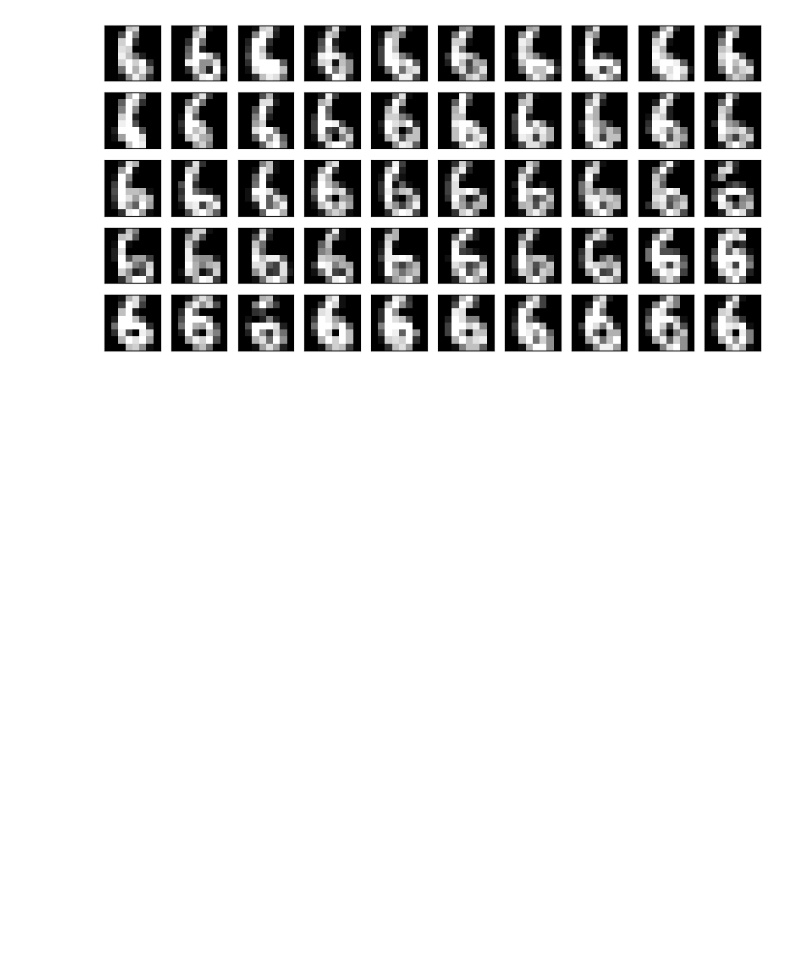
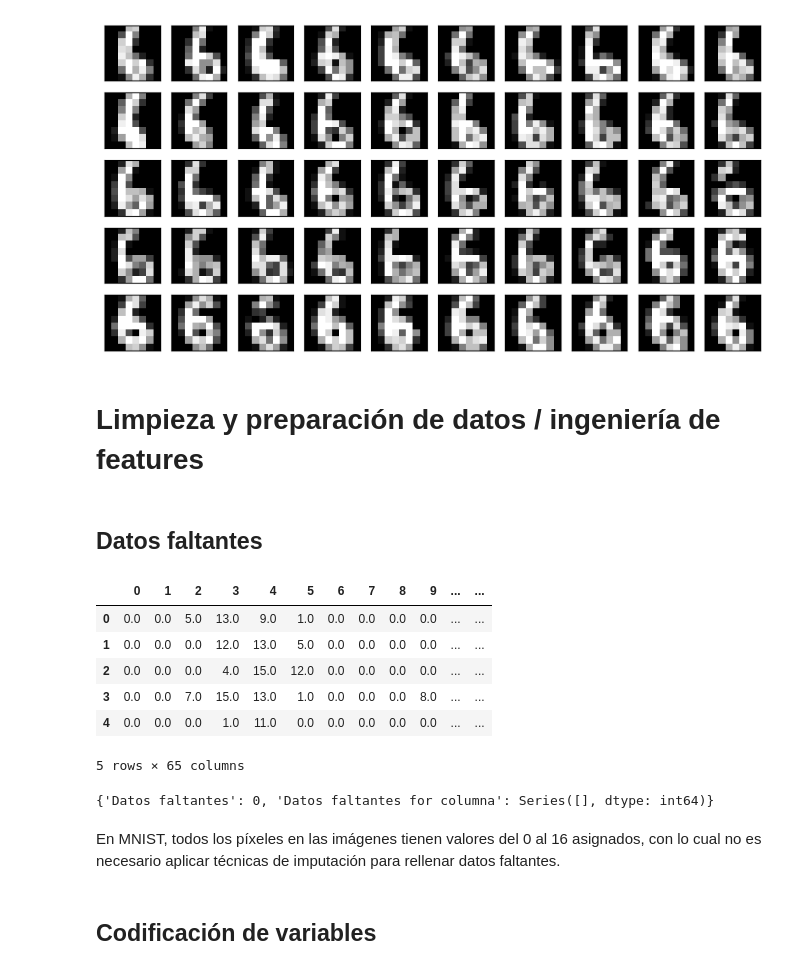
Before and after one commit to milton-lopez/analisis_d, a Jupyter notebook: src/AdD_a14_GRUPO_LOPEZ.ipynb, the cells around one changed output. Saved outputs shown, nothing was run; the diff lists cells and outputs as text; code cells hidden in the pictures; blank space fills up the shorter version.

```diff
--- a/src/MNIST.ipynb
+++ b/src/AdD_a14_GRUPO_LOPEZ.ipynb
@@ -293,3 +309,36 @@ show_images_by_digit(1)
 show_images_by_digit(6)
 # %% [output]
 [figure]
+# %% [markdown]
+# Limpieza y preparación de datos / ingeniería de features
+# %% [markdown]
+## Datos faltantes
+# %%
+df_digits = pd.DataFrame(X)
+df_digits['label'] = y
+
+df_digits.head()
+# %% [output]
+|  | 0 | 1 | 2 | 3 | 4 | 5 | 6 | 7 | 8 | 9 | ... | ... |
+| 0 | 0.0 | 0.0 | 5.0 | 13.0 | 9.0 | 1.0 | 0.0 | 0.0 | 0.0 | 0.0 | ... | ... |
+| 1 | 0.0 | 0.0 | 0.0 | 12.0 | 13.0 | 5.0 | 0.0 | 0.0 | 0.0 | 0.0 | ... | ... |
+| 2 | 0.0 | 0.0 | 0.0 | 4.0 | 15.0 | 12.0 | 0.0 | 0.0 | 0.0 | 0.0 | ... | ... |
+| 3 | 0.0 | 0.0 | 7.0 | 15.0 | 13.0 | 1.0 | 0.0 | 0.0 | 0.0 | 8.0 | ... | ... |
+| 4 | 0.0 | 0.0 | 0.0 | 1.0 | 11.0 | 0.0 | 0.0 | 0.0 | 0.0 | 0.0 | ... | ... |
+5 rows × 65 columns
+# %%
+# Verificamos si hay valores faltantes en el dataset
+
+missing_values = df_digits.isnull().sum()
+missing_values_summary = {
+    "Datos faltantes": missing_values.sum(),
+    "Datos faltantes for columna": missing_values[missing_values > 0]
+}
+
+missing_values_summary
+# %% [output]
+{'Datos faltantes': 0, 'Datos faltantes for columna': Series([], dtype: int64)}
+# %% [markdown]
+En MNIST, todos los píxeles en las imágenes tienen valores del 0 al 16 asignados, con lo cual no es necesario aplicar técnicas de imputación para rellenar datos faltantes.
+# %% [markdown]
+## Codificación de variables
```
Also changed, not shown: parts of 13 cells of this notebook, 2 other files.
